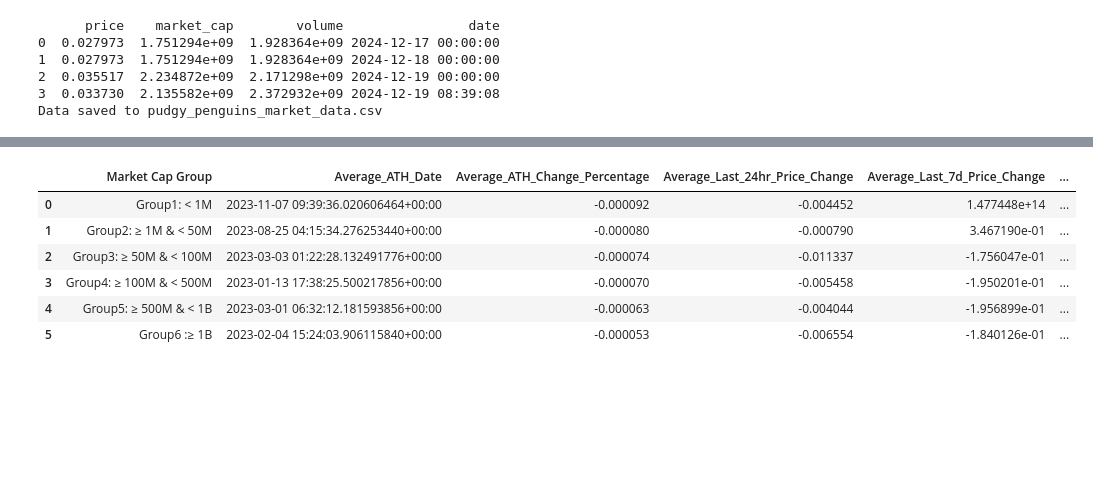
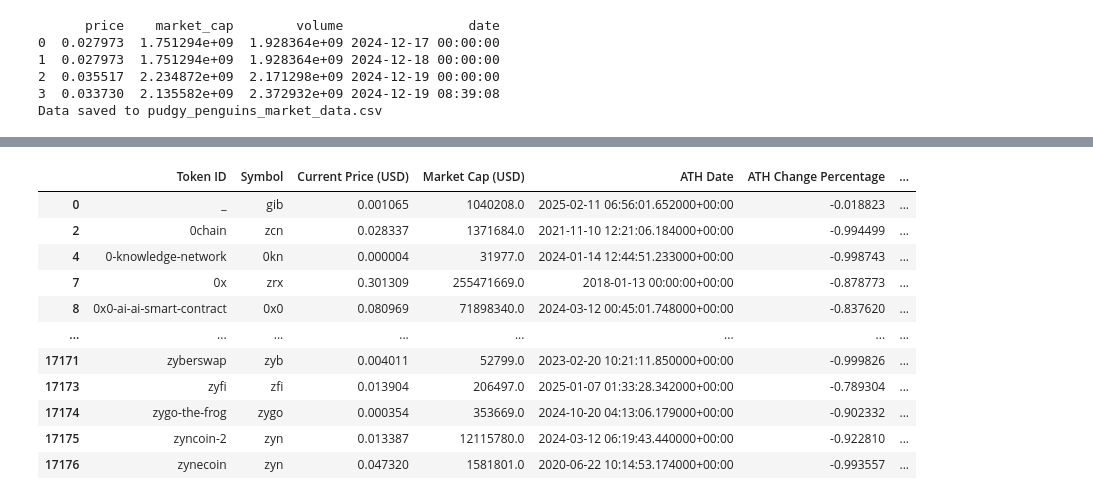
Before and after one commit to Hoidya/coingecko_101, a Jupyter notebook: basic_info/Maincode.ipynb, the cells around one changed output, grey strips where cells are left out. Saved outputs shown, nothing was run; the diff lists cells and outputs as text; code cells hidden in the pictures; blank space fills up the shorter version.

```diff
--- a/basic_info/Maincode.ipynb
+++ b/basic_info/Maincode.ipynb
@@ -208,7 +208,7 @@ else:
     all_coins_data = []
 
     # Use ThreadPoolExecutor for multithreading
-    with ThreadPoolExecutor(max_workers=5) as executor:
+    with ThreadPoolExecutor(max_workers=3) as executor:
         # Start the fetch operation for all coins
         futures = {executor.submit(get_coin_info, coin['id'], api_key): coin for coin in coins}
 
@@ -240,6 +240,7 @@ else:
                     'Category': category,
                     'Last 24hr Price Change': last_24hr_price_change,
                     'Last 7d Price Change': last_7d_price_change,
+
                     'Last 30d Price Change': last_30d_price_change,
                     'Last 60d Price Change': last_60d_price_change
                 })
@@ -267,50 +263,99 @@ df_all = df_all[(df_all['Market Cap (USD)'].notna()) & (df_all['Market Cap (USD)
 # 将 "ath price change" 除以 100
 df_all['ATH Change Percentage'] = df_all['ATH Change Percentage'] / 100
 
 # 定义分组函数
 def categorize_market_cap(market_cap):
     if market_cap < 1_000_000:
         return 'Group1: < 1M'
     elif market_cap < 50_000_000:
         return 'Group2: ≥ 1M & < 50M'
     elif market_cap < 100_000_000:
         return 'Group3: ≥ 50M & < 100M'
     elif market_cap < 500_000_000:
         return 'Group4: ≥ 100M & < 500M'
     elif market_cap < 1_000_000_000:
         return 'Group5: ≥ 500M & < 1B'
     else:
         return 'Group6 :≥ 1B'
 
 # 应用分组函数并创建新列
 df_all['Market Cap Group'] = df_all['Market Cap (USD)'].apply(categorize_market_cap)
 
 
 # 转换 ATH Date 为日期格式
 df_all['ATH Date'] = pd.to_datetime(df_all['ATH Date'])
 
 # 添加一列判断 ATH Date 是否在 2024 年 11 月之后
-df_all['ATH After Feb6 2025'] = (df_all['ATH Date'] > '2025-02-05').astype(int)
+#df_all['ATH After Feb13 2025'] = (df_all['ATH Date'] > '2025-02-13').astype(int)
 
-# 计算每个 Market Cap Group 的平均值和 token 数量
-grouped = df_all.groupby('Market Cap Group').agg(
-    Average_ATH_Date=('ATH Date', 'mean'),
-    Average_ATH_Change_Percentage=('ATH Change Percentage', 'mean'),
-    Average_Last_24hr_Price_Change=('Last 24hr Price Change', 'mean'),
-    Average_Last_7d_Price_Change=('Last 7d Price Change', 'mean'),
-    Average_Last_30d_Price_Change=('Last 30d Price Change', 'mean'),
-    Average_Last_60d_Price_Change=('Last 60d Price Change', 'mean'),
-    Token_Count=('Symbol', 'count'),
-    ATH_After_Feb6_2025=('ATH After Feb6 2025', 'sum')
-).reset_index()
+# 定义关键词列表
+category_keywords = [
+    'DeFi',
+    'Gamefi',
+    'Meme',
+    'Ai agent',
+    'Base Ecosystem',
+    'Infrastructure',
+    'Solana Ecosystem',
+    'Ethereum Ecosystem',
+    'Binance-launchpool',
+    'BNB Chain Ecosystem'
+]
 
+market_keywords = [
+    'Binance',
+    'OKX',
+    'Bybit',
+    'Bitget',
+    'Coinbase',
+    'Kucoin',
+    'Upbit',
+    'Bithumb',
+    'Gate.io',
+    'HTX',
+    'MEXC'
+]
+
+def categorize_price_change(change):
+    if change > 0.5:
+        return '>50%'
+    elif change > 0.2:
+        return '>20%'
+    elif change > 0.1:
+        return '>10%'
+    elif change > 0.05:
+        return '>5%'
+    elif change > 0.01:
+        return '>1%'
+    else:
+        return '≤1%'
+
+# 创建新的列
+df_all['24hr price group'] = df_all['Last 24hr Price Change'].apply(categorize_price_change)
+df_all['7d price group'] = df_all['Last 7d Price Change'].apply(categorize_price_change)
+
+
+# 为 Category 关键字创建单独的列
+for keyword in category_keywords:
+    df_all[keyword] = df_all['Category'].str.contains(keyword, case=False, na=False).astype(int)
+
+# 为 Market Names 关键字创建单独的列
+for keyword in market_keywords:
+    df_all[keyword] = df_all['Market Names'].str.contains(keyword, case=False, na=False).astype(int)
 # 输出结果
-grouped
+df_all.to_csv('sui_Mar1.csv')
+
+df_all
 # %% [output]
-|  | Market Cap Group | Average_ATH_Date | Average_ATH_Change_Percentage | Average_Last_24hr_Price_Change | Average_Last_7d_Price_Change | ... |
-| 0 | Group1: < 1M | 2023-11-07 09:39:36.020606464+00:00 | -0.000092 | -0.004452 | 1.477448e+14 | ... |
-| 1 | Group2: ≥ 1M & < 50M | 2023-08-25 04:15:34.276253440+00:00 | -0.000080 | -0.000790 | 3.467190e-01 | ... |
-| 2 | Group3: ≥ 50M & < 100M | 2023-03-03 01:22:28.132491776+00:00 | -0.000074 | -0.011337 | -1.756047e-01 | ... |
-| 3 | Group4: ≥ 100M & < 500M | 2023-01-13 17:38:25.500217856+00:00 | -0.000070 | -0.005458 | -1.950201e-01 | ... |
-| 4 | Group5: ≥ 500M & < 1B | 2023-03-01 06:32:12.181593856+00:00 | -0.000063 | -0.004044 | -1.956899e-01 | ... |
-| 5 | Group6 :≥ 1B | 2023-02-04 15:24:03.906115840+00:00 | -0.000053 | -0.006554 | -1.840126e-01 | ... |
+|  | Token ID | Symbol | Current Price (USD) | Market Cap (USD) | ATH Date | ATH Change Percentage | ... |
+| 0 | _ | gib | 0.001065 | 1040208.0 | 2025-02-11 06:56:01.652000+00:00 | -0.018823 | ... |
+| 2 | 0chain | zcn | 0.028337 | 1371684.0 | 2021-11-10 12:21:06.184000+00:00 | -0.994499 | ... |
+| 4 | 0-knowledge-network | 0kn | 0.000004 | 31977.0 | 2024-01-14 12:44:51.233000+00:00 | -0.998743 | ... |
+| 7 | 0x | zrx | 0.301309 | 255471669.0 | 2018-01-13 00:00:00+00:00 | -0.878773 | ... |
+| 8 | 0x0-ai-ai-smart-contract | 0x0 | 0.080969 | 71898340.0 | 2024-03-12 00:45:01.748000+00:00 | -0.837620 | ... |
+| ... | ... | ... | ... | ... | ... | ... | ... |
+| 17171 | zyberswap | zyb | 0.004011 | 52799.0 | 2023-02-20 10:21:11.850000+00:00 | -0.999826 | ... |
+| 17173 | zyfi | zfi | 0.013904 | 206497.0 | 2025-01-07 01:33:28.342000+00:00 | -0.789304 | ... |
+| 17174 | zygo-the-frog | zygo | 0.000354 | 353669.0 | 2024-10-20 04:13:06.179000+00:00 | -0.902332 | ... |
+| 17175 | zyncoin-2 | zyn | 0.013387 | 12115780.0 | 2024-03-12 06:19:43.440000+00:00 | -0.922810 | ... |
+| 17176 | zynecoin | zyn | 0.047320 | 1581801.0 | 2020-06-22 10:14:53.174000+00:00 | -0.993557 | ... |
```
Also changed, not shown: parts of 9 cells of this notebook, 5 other files.
